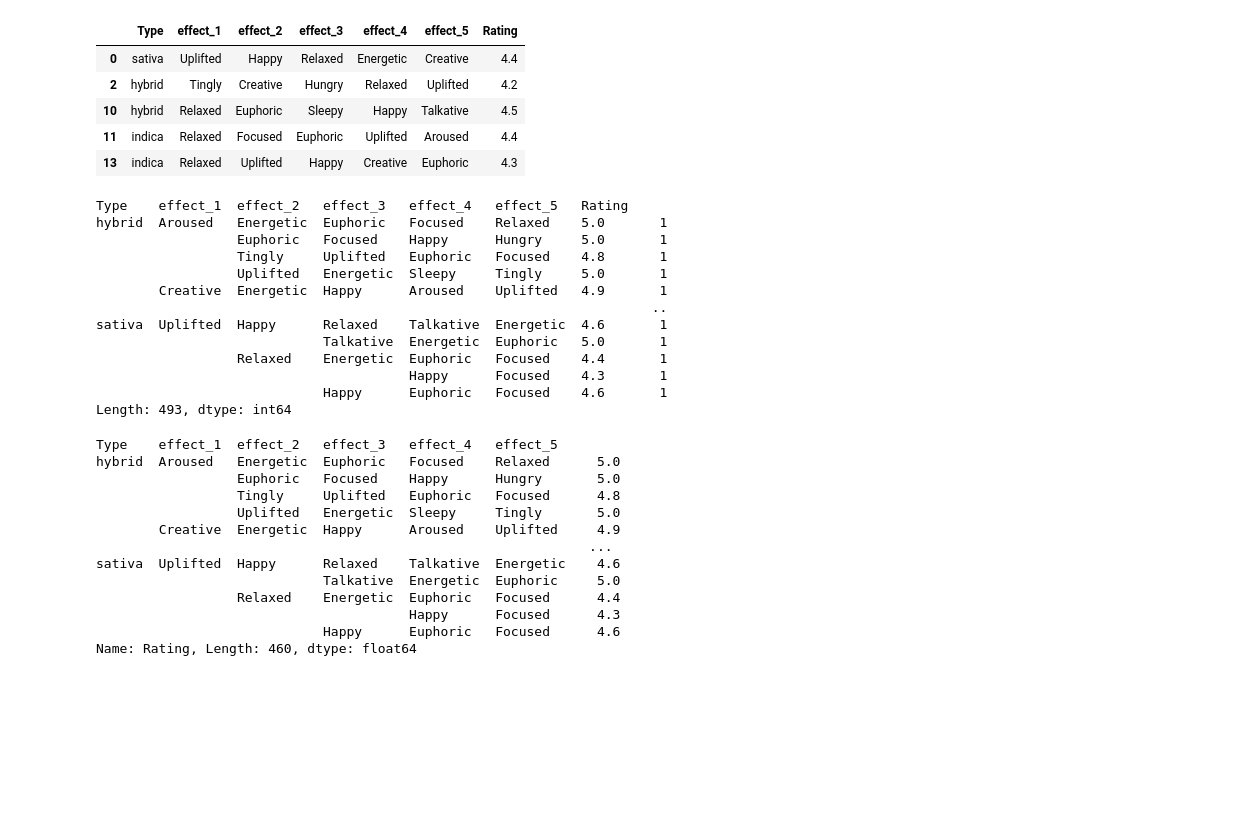
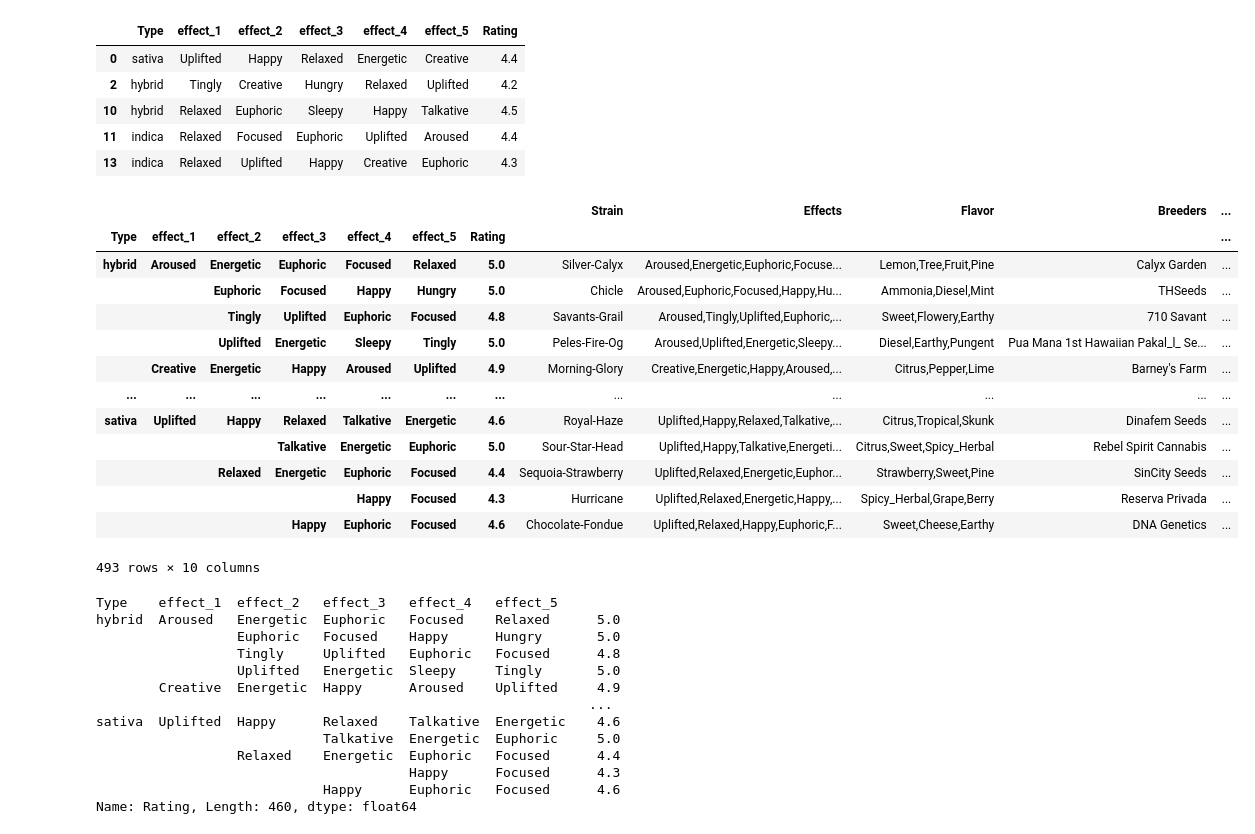
Before and after one commit to Berli85/SMU-Project-1-MaryJane, a Jupyter notebook: Robbins_Work/Project 1 Team 2 data_Robbins.ipynb, the cells around one changed output. Saved outputs shown, nothing was run; the diff lists cells and outputs as text; code cells hidden in the pictures; blank space fills up the shorter version.

```diff
--- a/Robbins_Work/Project 1 Team 2 data_Robbins.ipynb
+++ b/Robbins_Work/Project 1 Team 2 data_Robbins.ipynb
@@ -346,21 +346,22 @@ OD3[cols].head()
 | 13 | indica | Relaxed | Uplifted | Happy | Creative | Euphoric | 4.3 |
 # %%
 #Same command as above but pull with: .size()
-OD3.groupby(["Type", "effect_1","effect_2", "effect_3", "effect_4", "effect_5","Rating"]).size()
+OD3.groupby(["Type", "effect_1","effect_2", "effect_3", "effect_4", "effect_5","Rating"]).min()
 # %% [output]
+|  |  |  |  |  |  |  | Strain | Effects | Flavor | Breeders | ... |
+| Type | effect_1 | effect_2 | effect_3 | effect_4 | effect_5 | Rating |  |  |  |  | ... |
+| hybrid | Aroused | Energetic | Euphoric | Focused | Relaxed | 5.0 | Silver-Calyx | Aroused,Energetic,Euphoric,Focuse... | Lemon,Tree,Fruit,Pine | Calyx Garden | ... |
+|  |  | Euphoric | Focused | Happy | Hungry | 5.0 | Chicle | Aroused,Euphoric,Focused,Happy,Hu... | Ammonia,Diesel,Mint | THSeeds | ... |
+|  |  | Tingly | Uplifted | Euphoric | Focused | 4.8 | Savants-Grail | Aroused,Tingly,Uplifted,Euphoric,... | Sweet,Flowery,Earthy | 710 Savant | ... |
+|  |  | Uplifted | Energetic | Sleepy | Tingly | 5.0 | Peles-Fire-Og | Aroused,Uplifted,Energetic,Sleepy... | Diesel,Earthy,Pungent | Pua Mana 1st Hawaiian Pakal_l_ Se... | ... |
+|  | Creative | Energetic | Happy | Aroused | Uplifted | 4.9 | Morning-Glory | Creative,Energetic,Happy,Aroused,... | Citrus,Pepper,Lime | Barney's Farm | ... |
+| ... | ... | ... | ... | ... | ... | ... | ... | ... | ... | ... | ... |
+| sativa | Uplifted | Happy | Relaxed | Talkative | Energetic | 4.6 | Royal-Haze | Uplifted,Happy,Relaxed,Talkative,... | Citrus,Tropical,Skunk | Dinafem Seeds | ... |
+|  |  |  | Talkative | Energetic | Euphoric | 5.0 | Sour-Star-Head | Uplifted,Happy,Talkative,Energeti... | Citrus,Sweet,Spicy_Herbal | Rebel Spirit Cannabis | ... |
+|  |  | Relaxed | Energetic | Euphoric | Focused | 4.4 | Sequoia-Strawberry | Uplifted,Relaxed,Energetic,Euphor... | Strawberry,Sweet,Pine | SinCity Seeds | ... |
+|  |  |  |  | Happy | Focused | 4.3 | Hurricane | Uplifted,Relaxed,Energetic,Happy,... | Spicy_Herbal,Grape,Berry | Reserva Privada | ... |
+|  |  |  | Happy | Euphoric | Focused | 4.6 | Chocolate-Fondue | Uplifted,Relaxed,Happy,Euphoric,F... | Sweet,Cheese,Earthy | DNA Genetics | ... |
-Type    effect_1  effect_2   effect_3   effect_4   effect_5   Rating
-hybrid  Aroused   Energetic  Euphoric   Focused    Relaxed    5.0       1
-                  Euphoric   Focused    Happy      Hungry     5.0       1
-                  Tingly     Uplifted   Euphoric   Focused    4.8       1
-                  Uplifted   Energetic  Sleepy     Tingly     5.0       1
-        Creative  Energetic  Happy      Aroused    Uplifted   4.9       1
-                                                                       ..
-sativa  Uplifted  Happy      Relaxed    Talkative  Energetic  4.6       1
-                             Talkative  Energetic  Euphoric   5.0       1
-                  Relaxed    Energetic  Euphoric   Focused    4.4       1
-                                        Happy      Focused    4.3       1
-                             Happy      Euphoric   Focused    4.6       1
-Length: 493, dtype: int64
+493 rows × 10 columns
 # %%
 #How does this affect how they rate it? Ex: Hybrid- 13 users said it made them aroused.
 #What is the average rating reported by those 13 people? Repeat for a few more effects in Hybrid, Sativa, then Indica.
```
Also changed, not shown: parts of 5 cells of this notebook.
